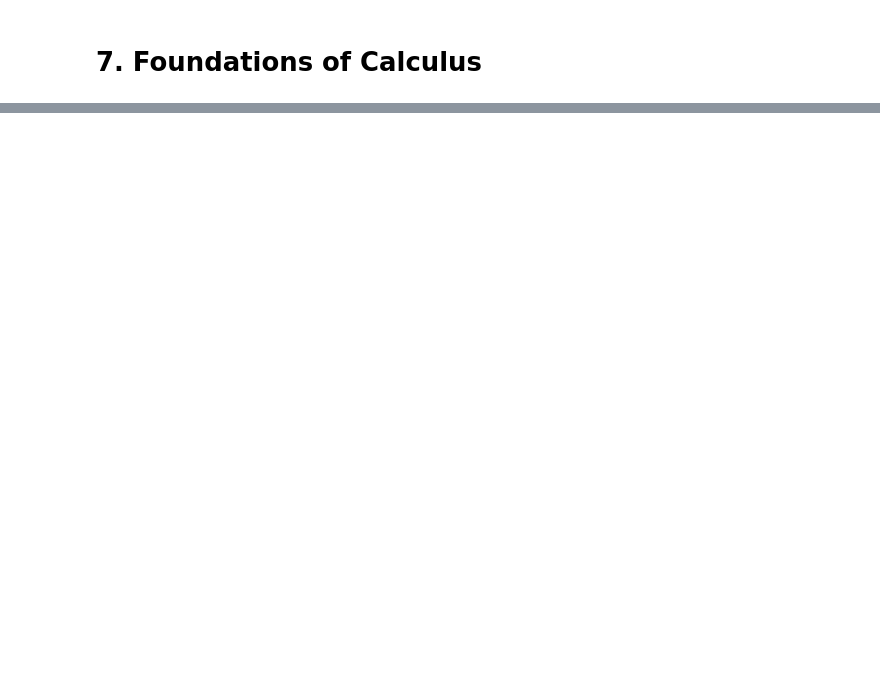
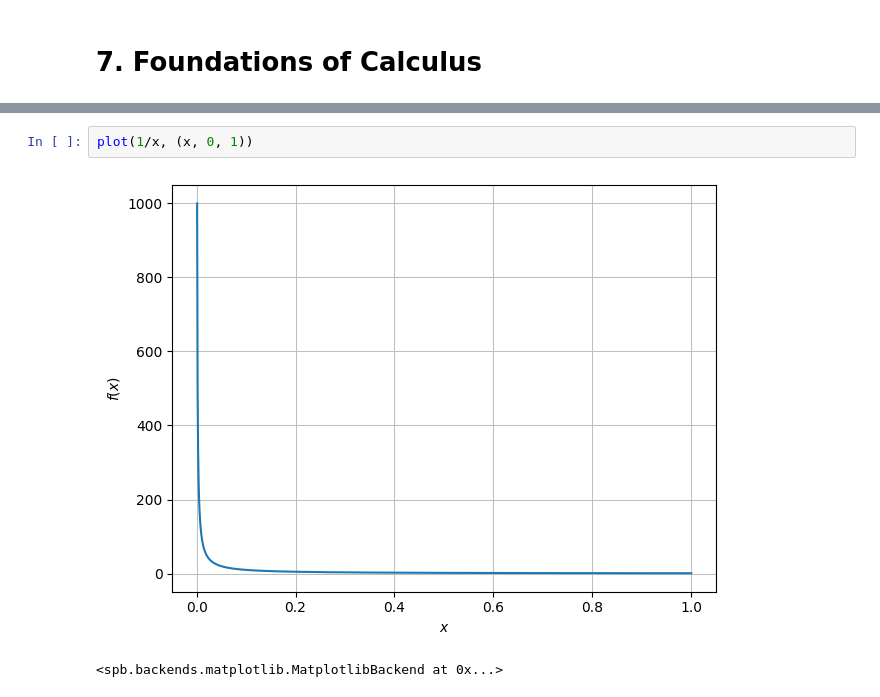
Before and after one commit to James-G-Hill/Sympy-Companion-to-Mathematics-Form-and-Function, a Jupyter notebook: ch06_concepts_of_calculus/07_foundations_of_calculus.ipynb, the cells around one changed output, grey strips where cells are left out. Drawn from its saved outputs; the diff is of its cells as text; blank space fills up the shorter version.

```diff
--- a/ch06_concepts_of_calculus/07_foundations_of_calculus.ipynb
+++ b/ch06_concepts_of_calculus/07_foundations_of_calculus.ipynb
@@ -49,0 +187,5 @@
+# %%
+plot(1/x, (x, 0, 1))
+# %% [output]
+[figure, added]
+<spb.backends.matplotlib.MatplotlibBackend at 0x...>
```
Also changed, not shown: parts of 60 cells of this notebook.
